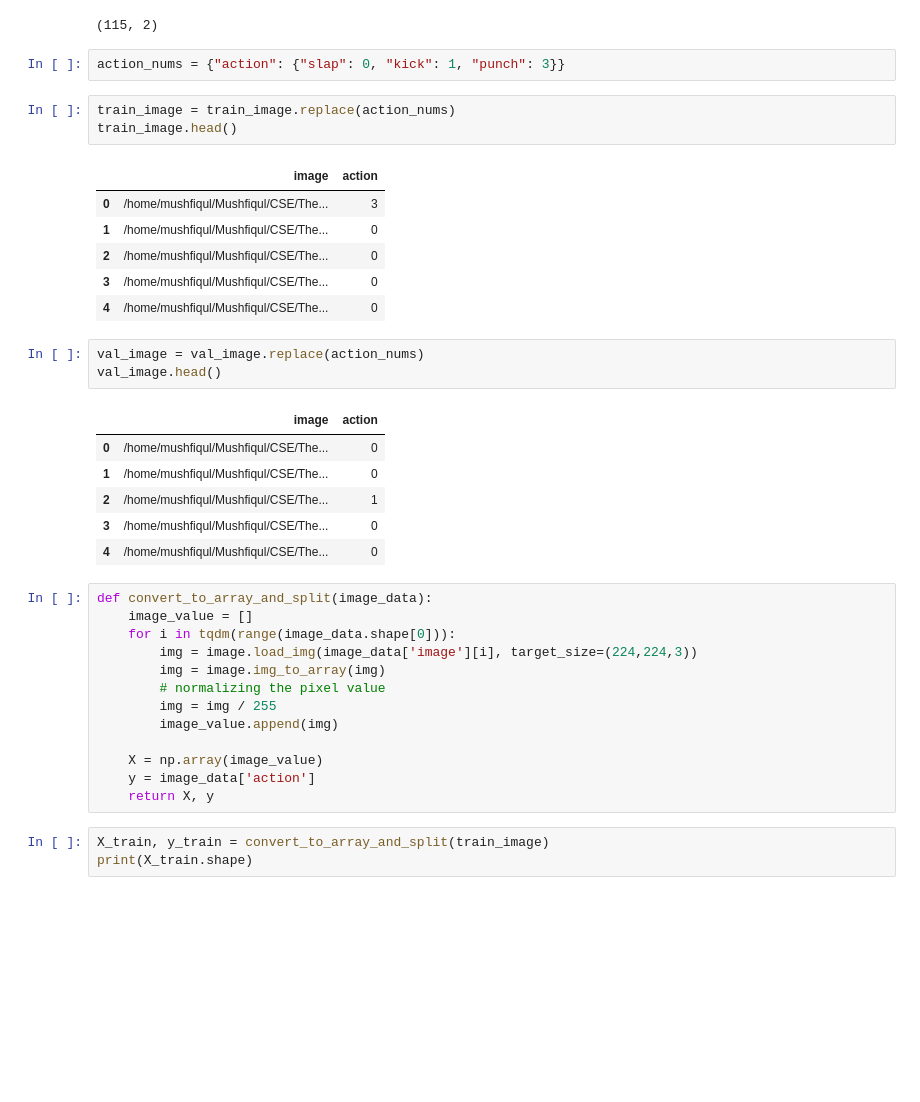
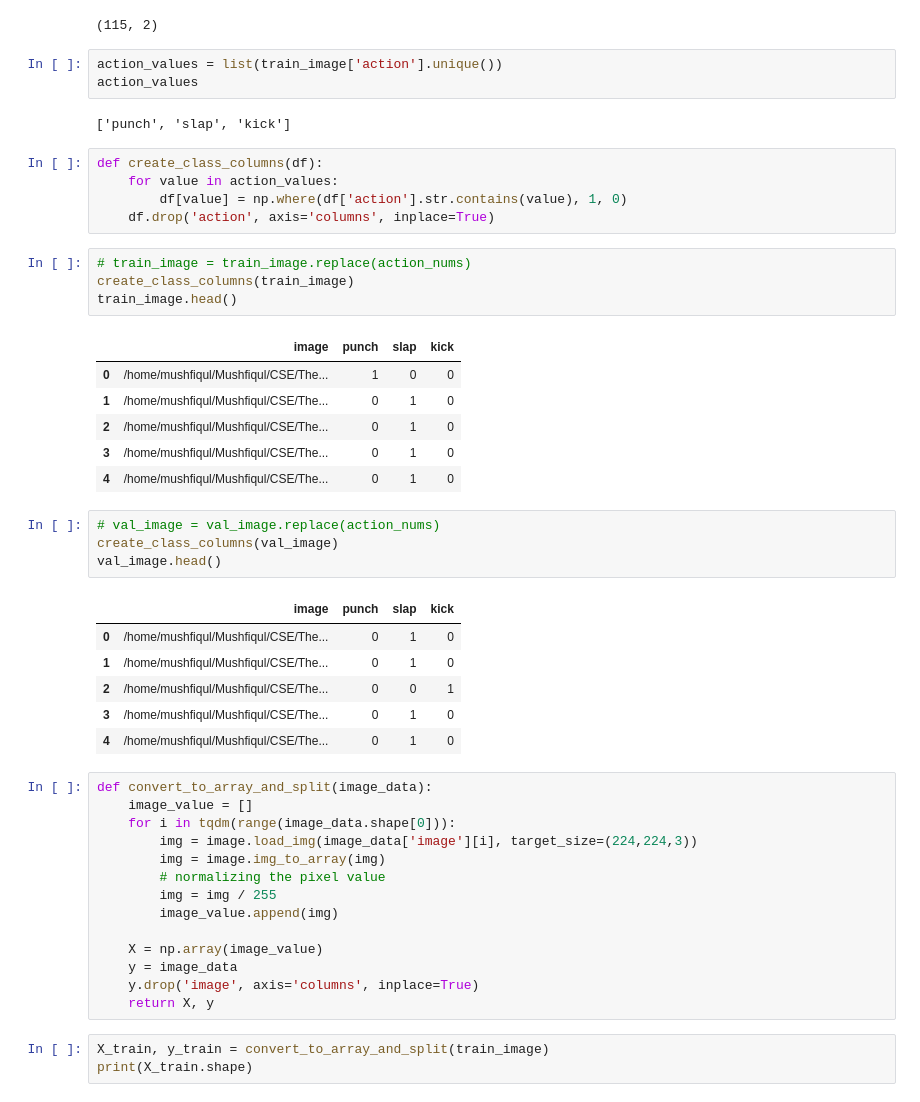
Before and after one commit to mushfiqulIslam/real-time-action-recognition-from-video-footage, a Jupyter notebook: action-recognition.ipynb, the cells around one changed output. Saved outputs shown, nothing was run; the diff lists cells and outputs as text; blank space fills up the shorter version.

Commit message:
converted output value tags to columns

```diff
--- a/action-recognition.ipynb
+++ b/action-recognition.ipynb
@@ -151,27 +151,37 @@ print(val_image.shape)
 # %% [output]
 (115, 2)
 # %%
-action_nums = {"action": {"slap": 0, "kick": 1, "punch": 3}}
+action_values = list(train_image['action'].unique())
+action_values
+# %% [output]
+['punch', 'slap', 'kick']
+# %%
+def create_class_columns(df):
+    for value in action_values:
+        df[value] = np.where(df['action'].str.contains(value), 1, 0)
+    df.drop('action', axis='columns', inplace=True)
 # %%
-train_image = train_image.replace(action_nums)
+# train_image = train_image.replace(action_nums)
+create_class_columns(train_image)
 train_image.head()
 # %% [output]
-|  | image | action |
-| 0 | /home/mushfiqul/Mushfiqul/CSE/The... | 3 |
-| 1 | /home/mushfiqul/Mushfiqul/CSE/The... | 0 |
-| 2 | /home/mushfiqul/Mushfiqul/CSE/The... | 0 |
-| 3 | /home/mushfiqul/Mushfiqul/CSE/The... | 0 |
-| 4 | /home/mushfiqul/Mushfiqul/CSE/The... | 0 |
+|  | image | punch | slap | kick |
+| 0 | /home/mushfiqul/Mushfiqul/CSE/The... | 1 | 0 | 0 |
+| 1 | /home/mushfiqul/Mushfiqul/CSE/The... | 0 | 1 | 0 |
+| 2 | /home/mushfiqul/Mushfiqul/CSE/The... | 0 | 1 | 0 |
+| 3 | /home/mushfiqul/Mushfiqul/CSE/The... | 0 | 1 | 0 |
+| 4 | /home/mushfiqul/Mushfiqul/CSE/The... | 0 | 1 | 0 |
 # %%
-val_image = val_image.replace(action_nums)
+# val_image = val_image.replace(action_nums)
+create_class_columns(val_image)
 val_image.head()
 # %% [output]
-|  | image | action |
-| 0 | /home/mushfiqul/Mushfiqul/CSE/The... | 0 |
-| 1 | /home/mushfiqul/Mushfiqul/CSE/The... | 0 |
-| 2 | /home/mushfiqul/Mushfiqul/CSE/The... | 1 |
-| 3 | /home/mushfiqul/Mushfiqul/CSE/The... | 0 |
-| 4 | /home/mushfiqul/Mushfiqul/CSE/The... | 0 |
+|  | image | punch | slap | kick |
+| 0 | /home/mushfiqul/Mushfiqul/CSE/The... | 0 | 1 | 0 |
+| 1 | /home/mushfiqul/Mushfiqul/CSE/The... | 0 | 1 | 0 |
+| 2 | /home/mushfiqul/Mushfiqul/CSE/The... | 0 | 0 | 1 |
+| 3 | /home/mushfiqul/Mushfiqul/CSE/The... | 0 | 1 | 0 |
+| 4 | /home/mushfiqul/Mushfiqul/CSE/The... | 0 | 1 | 0 |
 # %%
 def convert_to_array_and_split(image_data):
     image_value = []
@@ -183,7 +193,8 @@ def convert_to_array_and_split(image_data):
         image_value.append(img)
 
     X = np.array(image_value)
-    y = image_data['action']
+    y = image_data
+    y.drop('image', axis='columns', inplace=True)
     return X, y
 # %%
 X_train, y_train = convert_to_array_and_split(train_image)
```
Also changed, not shown: parts of 6 cells of this notebook.
